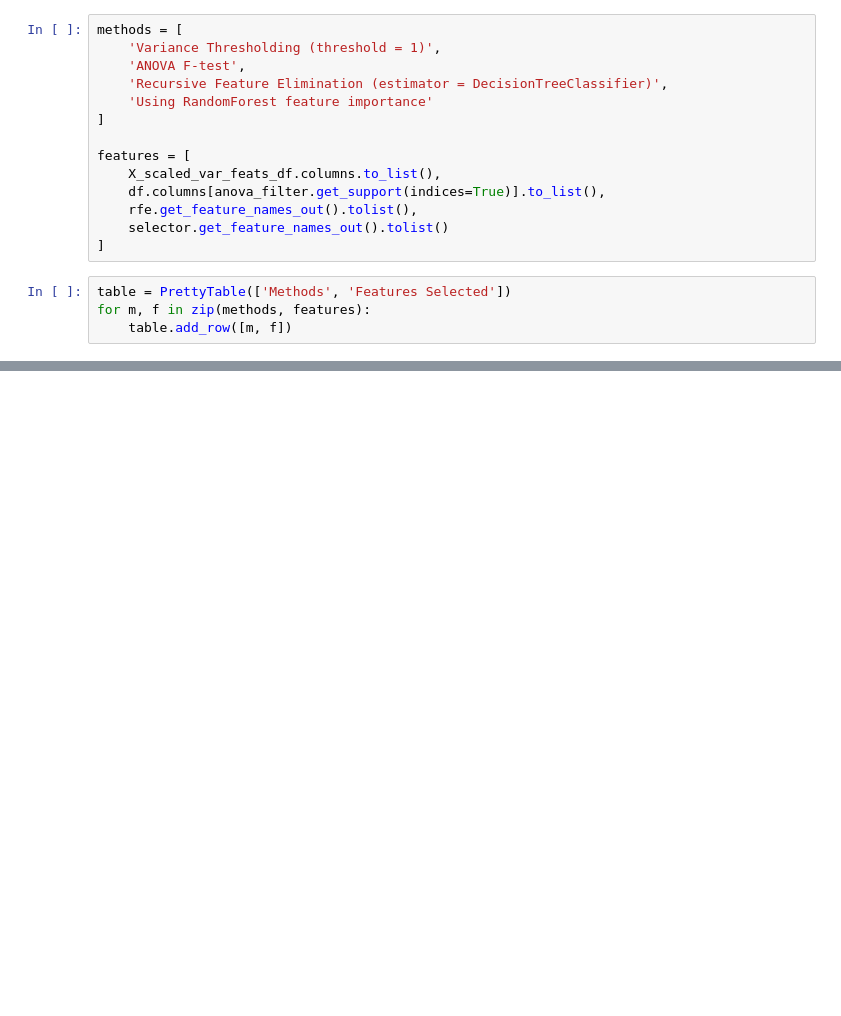
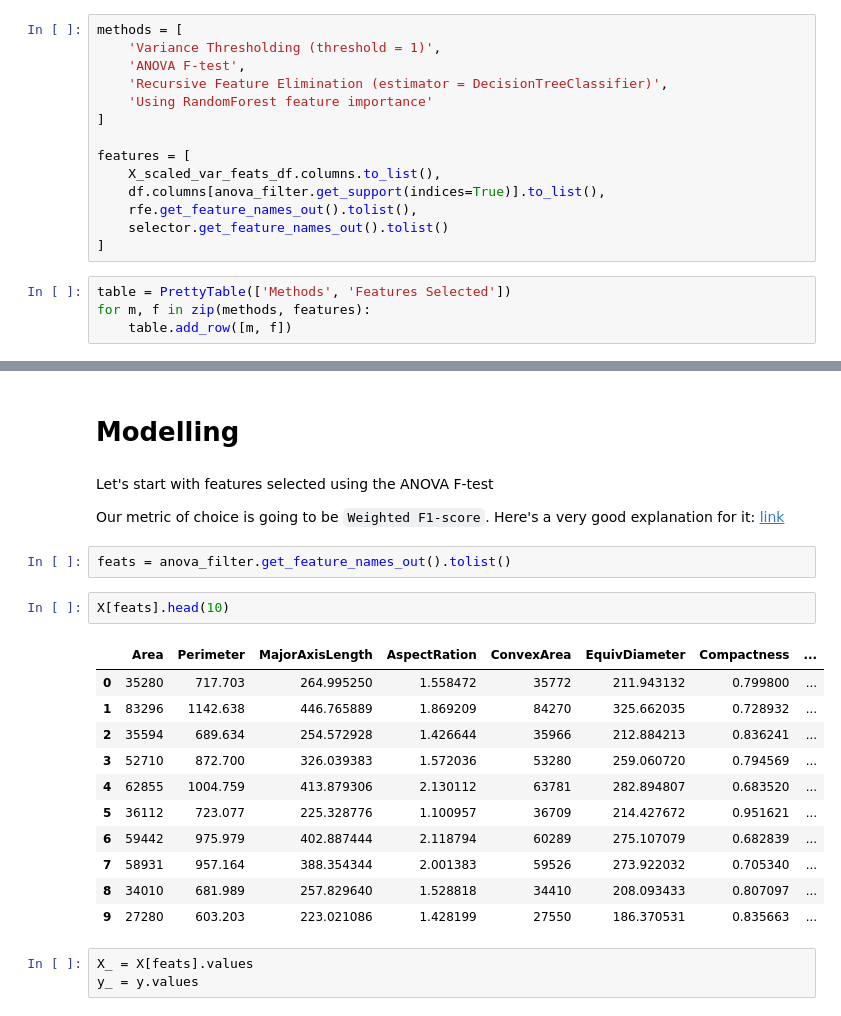
Before and after one commit to Abhiswain97/DryBeanClassification, a Jupyter notebook: Phase-3-Feature-Selection-and-Modelling .ipynb, the cells around one changed output, grey strips where cells are left out. Cells and saved outputs as stored; diff of their text form; blank space fills up the shorter version.

Commit message:
added 10% modelling

```diff
--- a/Phase-3-Feature-Selection-and-Modelling .ipynb
+++ b/Phase-3-Feature-Selection-and-Modelling .ipynb
@@ -267 +269,27 @@ table
 | Using RandomForest feature import... | ['Perimeter', 'MajorAxisLength', ... |
+# %% [markdown]
+# Modelling
+# %% [markdown]
+Let's start with features selected using the ANOVA F-test
+
+Our metric of choice is going to be `Weighted F1-score`.
+Here's a very good explanation for it: [link](https://stats.stackexchange.com/questions/463224/which-performance-metrics-for-highly-imbalanced-multiclass-dataset)
+# %%
+feats = anova_filter.get_feature_names_out().tolist()
+# %%
+X[feats].head(10)
+# %% [output]
+|  | Area | Perimeter | MajorAxisLength | AspectRation | ConvexArea | EquivDiameter | Compactness | ... |
+| 0 | 35280 | 717.703 | 264.995250 | 1.558472 | 35772 | 211.943132 | 0.799800 | ... |
+| 1 | 83296 | 1142.638 | 446.765889 | 1.869209 | 84270 | 325.662035 | 0.728932 | ... |
+| 2 | 35594 | 689.634 | 254.572928 | 1.426644 | 35966 | 212.884213 | 0.836241 | ... |
+| 3 | 52710 | 872.700 | 326.039383 | 1.572036 | 53280 | 259.060720 | 0.794569 | ... |
+| 4 | 62855 | 1004.759 | 413.879306 | 2.130112 | 63781 | 282.894807 | 0.683520 | ... |
+| 5 | 36112 | 723.077 | 225.328776 | 1.100957 | 36709 | 214.427672 | 0.951621 | ... |
+| 6 | 59442 | 975.979 | 402.887444 | 2.118794 | 60289 | 275.107079 | 0.682839 | ... |
+| 7 | 58931 | 957.164 | 388.354344 | 2.001383 | 59526 | 273.922032 | 0.705340 | ... |
+| 8 | 34010 | 681.989 | 257.829640 | 1.528818 | 34410 | 208.093433 | 0.807097 | ... |
+| 9 | 27280 | 603.203 | 223.021086 | 1.428199 | 27550 | 186.370531 | 0.835663 | ... |
+# %%
+X_ = X[feats].values
+y_ = y.values
```
Also changed, not shown: parts of 11 cells of this notebook.
